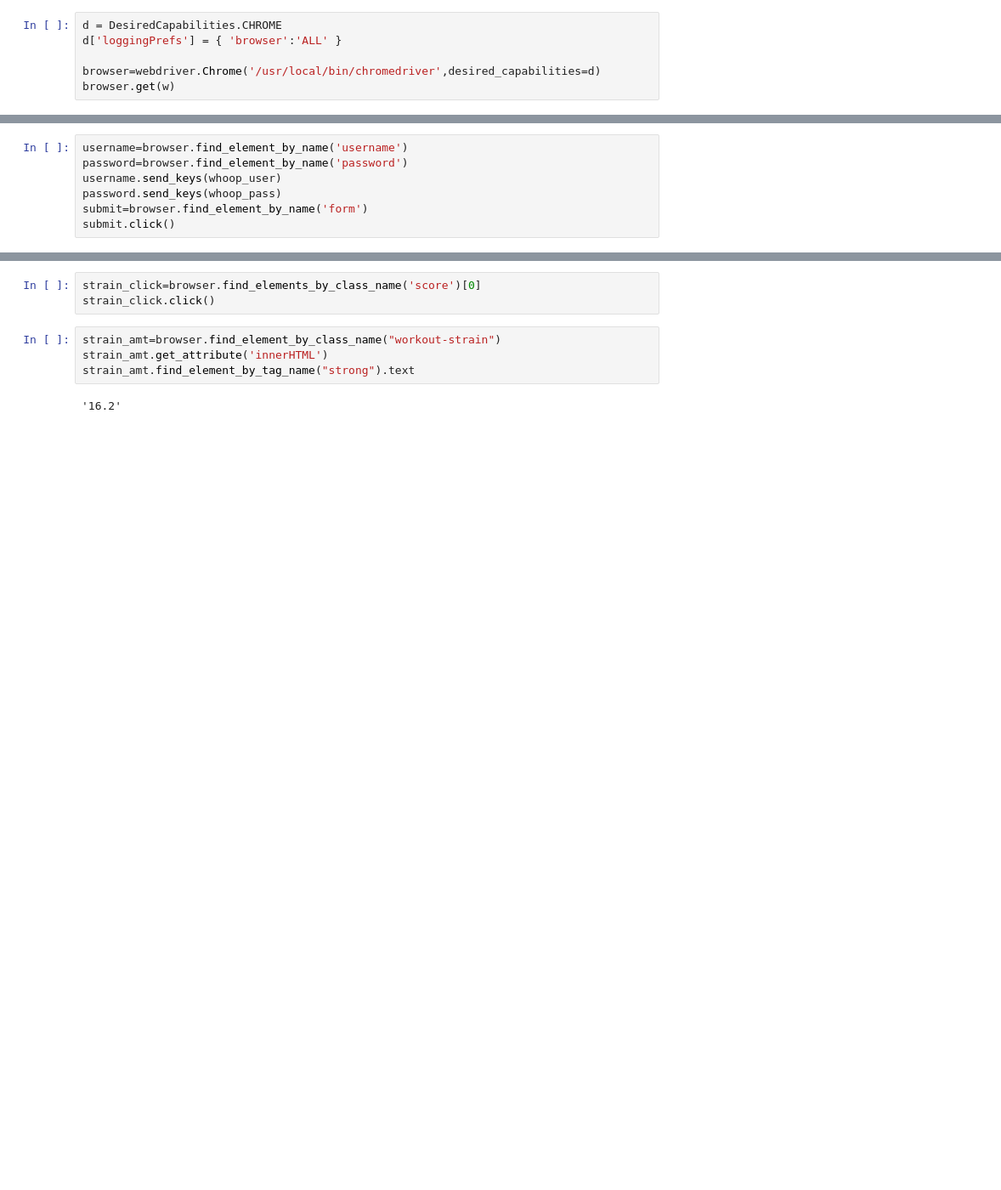
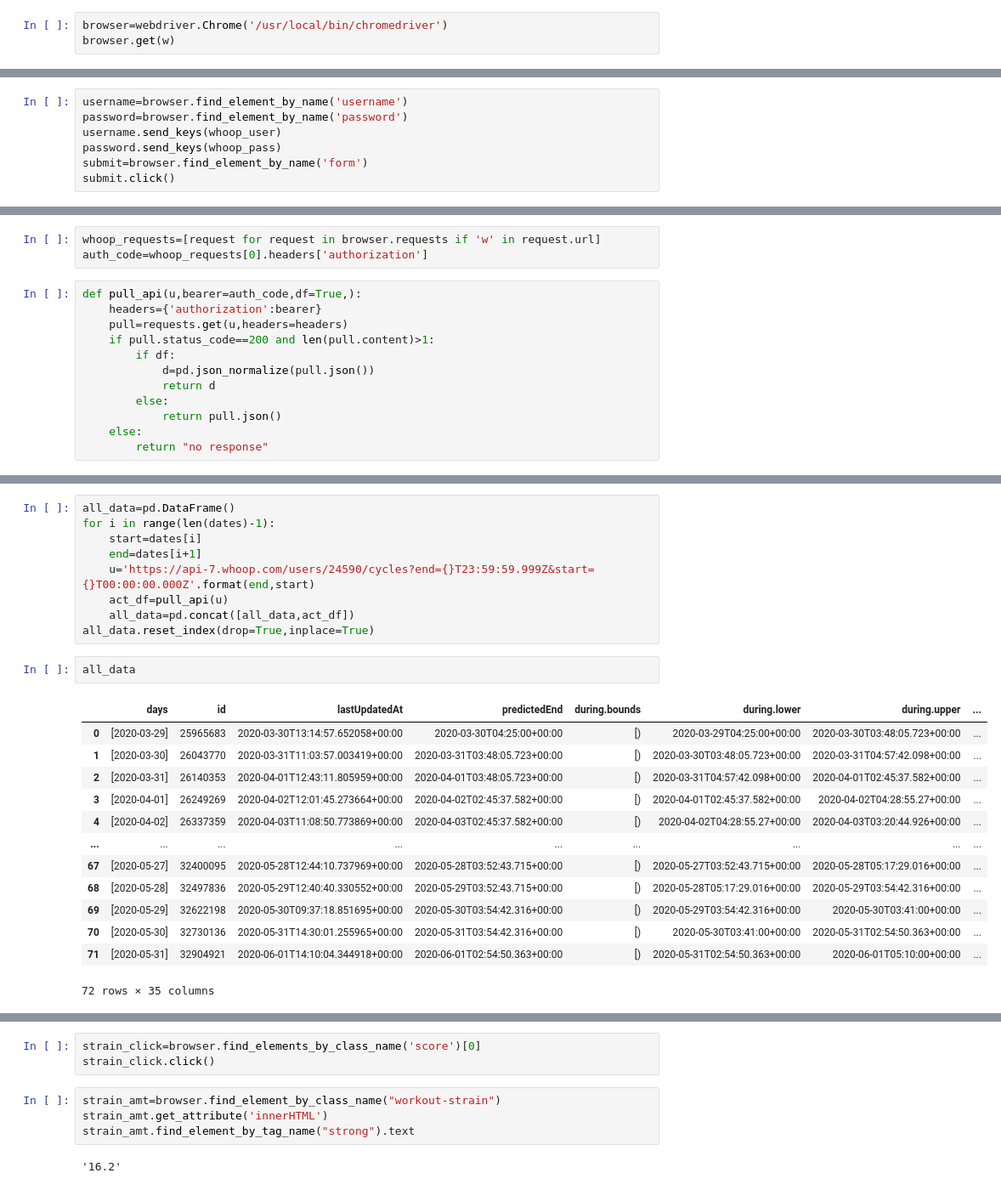
Before and after one commit to irickman/WHOOP-Strava-data, a Jupyter notebook: Getting WHOOP data.ipynb, the cells around one changed output, grey strips where cells are left out. Shown: that part at 85% size. Saved outputs shown, nothing was run; the diff lists cells and outputs as text; blank space fills up the shorter version.

```diff
--- a/Getting WHOOP data.ipynb
+++ b/Getting WHOOP data.ipynb
@@ -17,8 +544,5 @@ import sys
 # %%
 w='https://app.whoop.com/login'
 # %%
-d = DesiredCapabilities.CHROME
-d['loggingPrefs'] = { 'browser':'ALL' }
-
-browser=webdriver.Chrome('/usr/local/bin/chromedriver',desired_capabilities=d)
+browser=webdriver.Chrome('/usr/local/bin/chromedriver')
 browser.get(w)
@@ -43,0 +556,15 @@ for entry in browser.get_log('browser'):
+# %%
+whoop_requests=[request for request in browser.requests if 'w' in request.url]
+auth_code=whoop_requests[0].headers['authorization']
+# %%
+def pull_api(u,bearer=auth_code,df=True,):
+    headers={'authorization':bearer}
+    pull=requests.get(u,headers=headers)
+    if pull.status_code==200 and len(pull.content)>1:
+        if df:
+            d=pd.json_normalize(pull.json())
+            return d
+        else:
+            return pull.json()
+    else:
+        return "no response"
@@ -43,0 +595,25 @@ for entry in browser.get_log('browser'):
+# %%
+all_data=pd.DataFrame()
+for i in range(len(dates)-1):
+    start=dates[i]
+    end=dates[i+1]
+    u='https://api-7.whoop.com/users/24590/cycles?end={}T23:59:59.999Z&start={}T00:00:00.000Z'.format(end,start)
+    act_df=pull_api(u)
+    all_data=pd.concat([all_data,act_df])
+all_data.reset_index(drop=True,inplace=True)
+# %%
+all_data
+# %% [output]
+|  | days | id | lastUpdatedAt | predictedEnd | during.bounds | during.lower | during.upper | ... |
+| 0 | [2020-03-29] | 25965683 | 2020-03-30T13:14:57.652058+00:00 | 2020-03-30T04:25:00+00:00 | [) | 2020-03-29T04:25:00+00:00 | 2020-03-30T03:48:05.723+00:00 | ... |
+| 1 | [2020-03-30] | 26043770 | 2020-03-31T11:03:57.003419+00:00 | 2020-03-31T03:48:05.723+00:00 | [) | 2020-03-30T03:48:05.723+00:00 | 2020-03-31T04:57:42.098+00:00 | ... |
+| 2 | [2020-03-31] | 26140353 | 2020-04-01T12:43:11.805959+00:00 | 2020-04-01T03:48:05.723+00:00 | [) | 2020-03-31T04:57:42.098+00:00 | 2020-04-01T02:45:37.582+00:00 | ... |
+| 3 | [2020-04-01] | 26249269 | 2020-04-02T12:01:45.273664+00:00 | 2020-04-02T02:45:37.582+00:00 | [) | 2020-04-01T02:45:37.582+00:00 | 2020-04-02T04:28:55.27+00:00 | ... |
+| 4 | [2020-04-02] | 26337359 | 2020-04-03T11:08:50.773869+00:00 | 2020-04-03T02:45:37.582+00:00 | [) | 2020-04-02T04:28:55.27+00:00 | 2020-04-03T03:20:44.926+00:00 | ... |
+| ... | ... | ... | ... | ... | ... | ... | ... | ... |
+| 67 | [2020-05-27] | 32400095 | 2020-05-28T12:44:10.737969+00:00 | 2020-05-28T03:52:43.715+00:00 | [) | 2020-05-27T03:52:43.715+00:00 | 2020-05-28T05:17:29.016+00:00 | ... |
+| 68 | [2020-05-28] | 32497836 | 2020-05-29T12:40:40.330552+00:00 | 2020-05-29T03:52:43.715+00:00 | [) | 2020-05-28T05:17:29.016+00:00 | 2020-05-29T03:54:42.316+00:00 | ... |
+| 69 | [2020-05-29] | 32622198 | 2020-05-30T09:37:18.851695+00:00 | 2020-05-30T03:54:42.316+00:00 | [) | 2020-05-29T03:54:42.316+00:00 | 2020-05-30T03:41:00+00:00 | ... |
+| 70 | [2020-05-30] | 32730136 | 2020-05-31T14:30:01.255965+00:00 | 2020-05-31T03:54:42.316+00:00 | [) | 2020-05-30T03:41:00+00:00 | 2020-05-31T02:54:50.363+00:00 | ... |
+| 71 | [2020-05-31] | 32904921 | 2020-06-01T14:10:04.344918+00:00 | 2020-06-01T02:54:50.363+00:00 | [) | 2020-05-31T02:54:50.363+00:00 | 2020-06-01T05:10:00+00:00 | ... |
+72 rows × 35 columns
```
Also changed, not shown: parts of 38 cells of this notebook, 1 other file.
